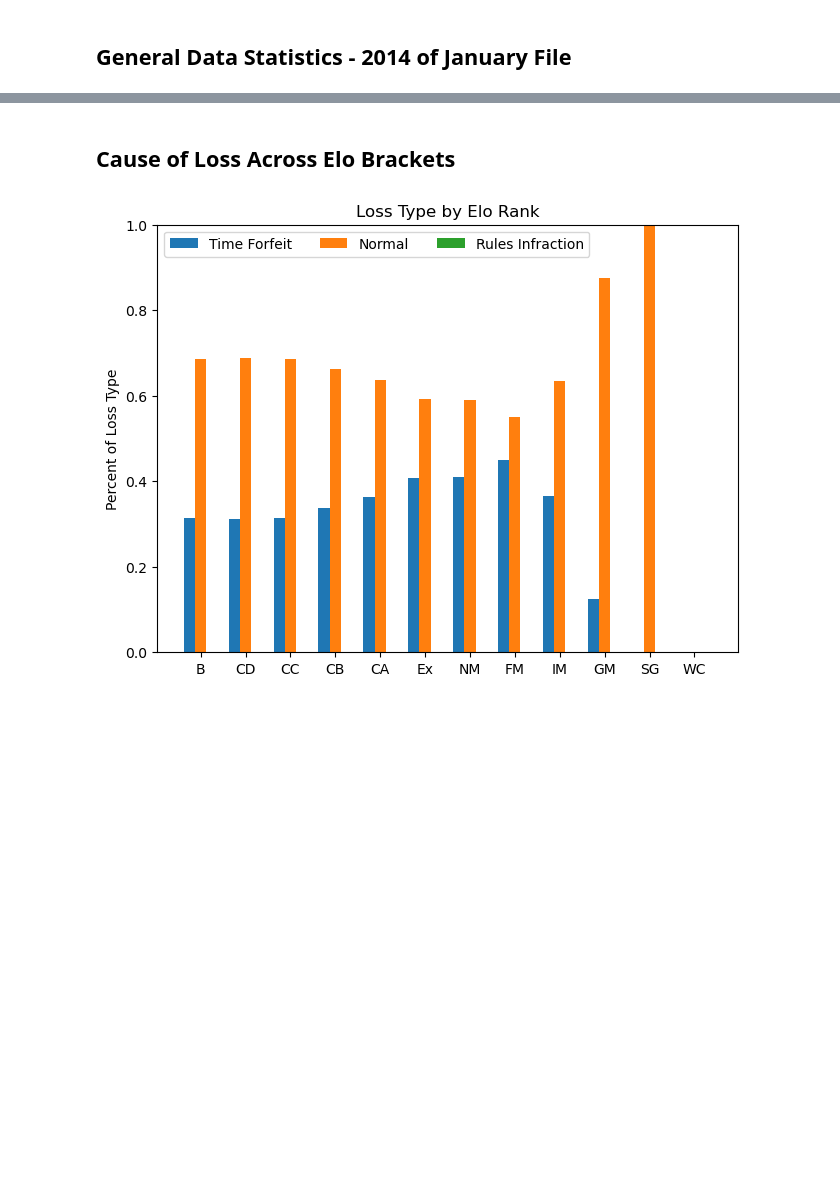
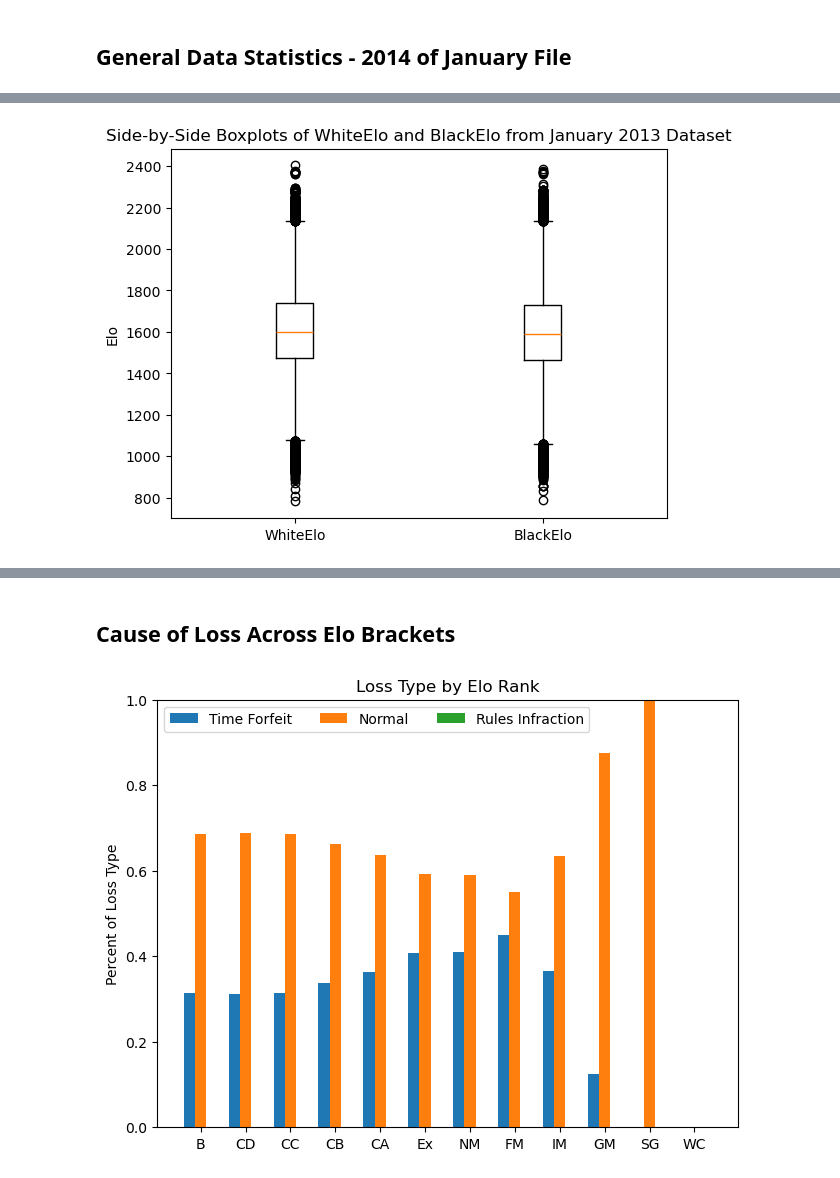
Before and after one commit to ethkissell/chess-data-mining, a Jupyter notebook: brma_code.ipynb, the cells around one changed output, grey strips where cells are left out. Saved outputs shown, nothing was run; the diff lists cells and outputs as text; code cells hidden in the pictures; blank space fills up the shorter version.

```diff
--- a/brma_code.ipynb
+++ b/brma_code.ipynb
@@ -130,0 +163,14 @@ Types of Game Results: ['0-1' '1-0' '1/2-1/2']
+# %%
+#Below are the boxplots for WhiteElo and BlackElo for January 2013 dataset
+welo_2013 = filtered_jan_2013["WhiteElo"]
+belo_2013 = filtered_jan_2013["BlackElo"]
+
+boxplt_data = [welo_2013, belo_2013]
+
+plt.boxplot(boxplt_data)
+plt.xticks([1, 2], ["WhiteElo", "BlackElo"])
+plt.ylabel("Elo")
+plt.title("Side-by-Side Boxplots of WhiteElo and BlackElo from January 2013 Dataset")
+plt.show()
+# %% [output]
+[figure, added]
```
Also changed, not shown: parts of 6 cells of this notebook.
